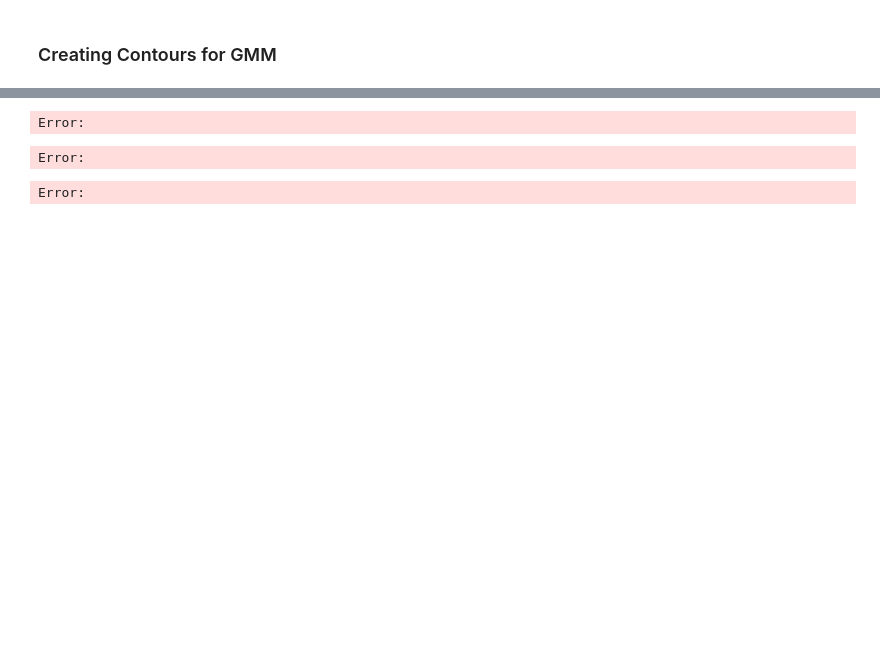
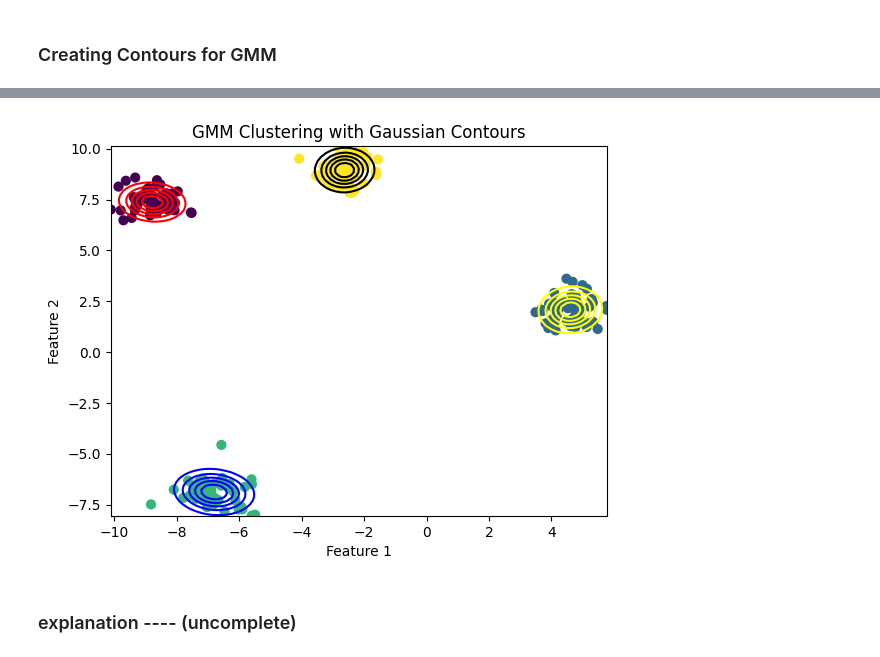
Before and after one commit to ujjwal-basnet/gaussian-mixture, a Jupyter notebook: gmm-1.ipynb, the cells around one changed output, grey strips where cells are left out. Drawn from its saved outputs; the diff is of its cells as text; code cells hidden in the pictures; blank space fills up the shorter version.

```diff
--- a/gmm-1.ipynb
+++ b/gmm-1.ipynb
@@ -25,3 +19,3 @@ Error:
 # %%
 #fit
-gmm.fit(x)
+gmm = gmm.fit(x)
@@ -119,19 +151,32 @@ Error:
-# %%
-labels
-# %% [output]
-Error:
-# %%
-#plotting the clusters
-plt.scatter(x[: , 0 ]  ,x[: , 1 ] , c  = labels , s=40, cmap='viridis')
-# %% [output]
-Error:
-# %%
-a = np.linspace(np.min(x[:, 0]), np.max(x[:, 0]), 100)
-b = np.linspace(np.min(x[:, 1]), np.max(x[:, 1]), 100)
-#creating mesh grid
-X , Y  = np.meshgrid(a , b )
-# %% [output]
-Error:
+# %%
+from scipy.stats import multivariate_normal
+
+# Plotting the clusters
+plt.scatter(x[:, 0], x[:, 1], c=labels, s=40, cmap='viridis')
+
+
+# Define the grid for plotting
+x_ = np.linspace(np.min(x[:, 0]), np.max(x[:, 0]), 100)
+y_ = np.linspace(np.min(x[:, 1]), np.max(x[:, 1]), 100)
+X, Y = np.meshgrid(x_, y_)
+XX = np.array([X.ravel(), Y.ravel()]).T
+
+# Plotting the contour plot of each Gaussian component
+colors = ['red', 'yellow', 'blue', 'black']
+for i, (mean, covar, color) in enumerate(zip(gmm.means_, gmm.covariances_, colors)):
+    rv = multivariate_normal(mean, covar)
+    Z = rv.pdf(XX)
+    Z = Z.reshape(X.shape)
+    plt.contour(X, Y, Z, levels=np.linspace(Z.min(), Z.max(), 7), colors=color)
+
+plt.title("GMM Clustering with Gaussian Contours")
+plt.xlabel("Feature 1")
+plt.ylabel("Feature 2")
+plt.show()
+# %% [output]
+[figure, added]
+# %% [markdown]
+### explanation ---- (uncomplete)
 # %%
 plt.scatter(X , Y )
 # %% [output]
```
Also changed, not shown: parts of 49 cells of this notebook.
